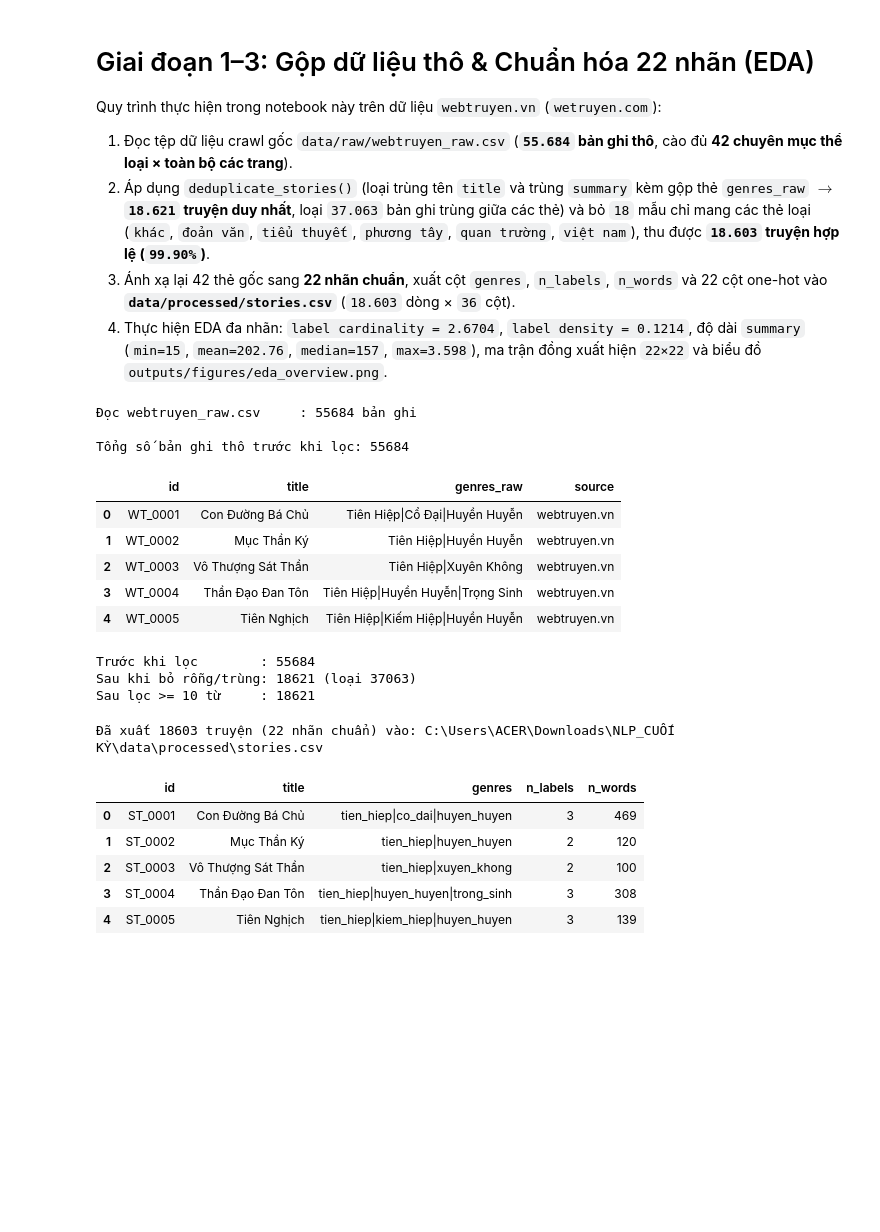
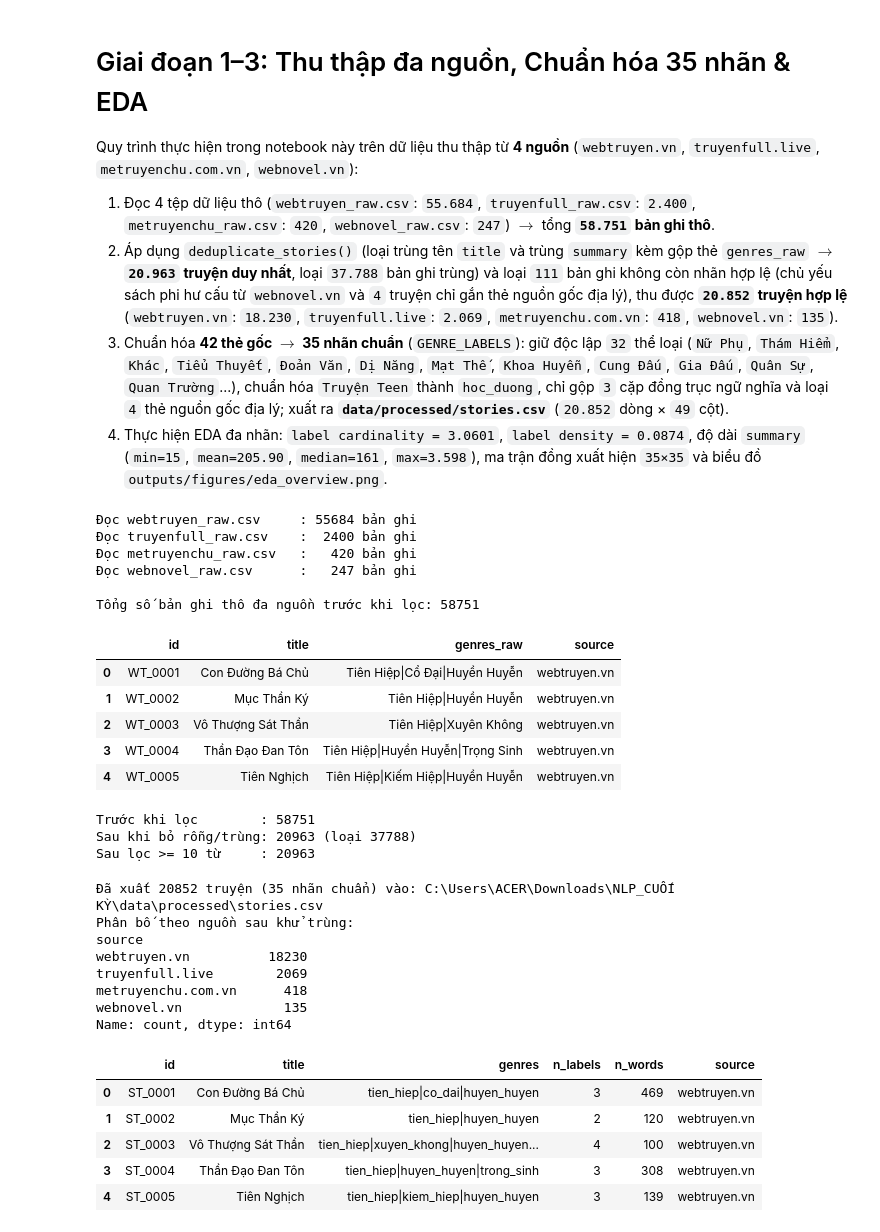
Before and after one commit to hoang424/NLP_CUOI-KY, a Jupyter notebook: notebooks/01_eda.ipynb, the cells around one changed output. Saved outputs shown, nothing was run; the diff lists cells and outputs as text; code cells hidden in the pictures; blank space fills up the shorter version.

```diff
--- a/notebooks/01_eda.ipynb
+++ b/notebooks/01_eda.ipynb
@@ -1,11 +1,11 @@
 # %% [markdown]
-# Giai đoạn 1–3: Gộp dữ liệu thô & Chuẩn hóa 22 nhãn (EDA)
+# Giai đoạn 1–3: Thu thập đa nguồn, Chuẩn hóa 35 nhãn & EDA
 
-Quy trình thực hiện trong notebook này trên dữ liệu `webtruyen.vn` (`wetruyen.com`):
-1. Đọc tệp dữ liệu crawl gốc `data/raw/webtruyen_raw.csv` (**`55.684` bản ghi thô**, cào đủ **42 chuyên mục thể loại × toàn bộ các trang**).
-2. Áp dụng `deduplicate_stories()` (loại trùng tên `title` và trùng `summary` kèm gộp thẻ `genres_raw` $\rightarrow$ **`18.621` truyện duy nhất**, loại `37.063` bản ghi trùng giữa các thẻ) và bỏ `18` mẫu chỉ mang các thẻ loại (`khác`, `đoản văn`, `tiểu thuyết`, `phương tây`, `quan trường`, `việt nam`), thu được **`18.603` truyện hợp lệ (`99.90%`)**.
-3. Ánh xạ lại 42 thẻ gốc sang **22 nhãn chuẩn**, xuất cột `genres`, `n_labels`, `n_words` và 22 cột one-hot vào **`data/processed/stories.csv`** (`18.603` dòng × `36` cột).
-4. Thực hiện EDA đa nhãn: `label cardinality = 2.6704`, `label density = 0.1214`, độ dài `summary` (`min=15`, `mean=202.76`, `median=157`, `max=3.598`), ma trận đồng xuất hiện `22×22` và biểu đồ `outputs/figures/eda_overview.png`.
+Quy trình thực hiện trong notebook này trên dữ liệu thu thập từ **4 nguồn** (`webtruyen.vn`, `truyenfull.live`, `metruyenchu.com.vn`, `webnovel.vn`):
+1. Đọc 4 tệp dữ liệu thô (`webtruyen_raw.csv`: `55.684`, `truyenfull_raw.csv`: `2.400`, `metruyenchu_raw.csv`: `420`, `webnovel_raw.csv`: `247`) $\rightarrow$ tổng **`58.751` bản ghi thô**.
+2. Áp dụng `deduplicate_stories()` (loại trùng tên `title` và trùng `summary` kèm gộp thẻ `genres_raw` $\rightarrow$ **`20.963` truyện duy nhất**, loại `37.788` bản ghi trùng) và loại `111` bản ghi không còn nhãn hợp lệ (chủ yếu sách phi hư cấu từ `webnovel.vn` và `4` truyện chỉ gắn thẻ nguồn gốc địa lý), thu được **`20.852` truyện hợp lệ** (`webtruyen.vn`: `18.230`, `truyenfull.live`: `2.069`, `metruyenchu.com.vn`: `418`, `webnovel.vn`: `135`).
+3. Chuẩn hóa **42 thẻ gốc $\rightarrow$ 35 nhãn chuẩn** (`GENRE_LABELS`): giữ độc lập `32` thể loại (`Nữ Phụ`, `Thám Hiểm`, `Khác`, `Tiểu Thuyết`, `Đoản Văn`, `Dị Năng`, `Mạt Thế`, `Khoa Huyễn`, `Cung Đấu`, `Gia Đấu`, `Quân Sự`, `Quan Trường`...), chuẩn hóa `Truyện Teen` thành `hoc_duong`, chỉ gộp `3` cặp đồng trục ngữ nghĩa và loại `4` thẻ nguồn gốc địa lý; xuất ra **`data/processed/stories.csv`** (`20.852` dòng × `49` cột).
+4. Thực hiện EDA đa nhãn: `label cardinality = 3.0601`, `label density = 0.0874`, độ dài `summary` (`min=15`, `mean=205.90`, `median=161`, `max=3.598`), ma trận đồng xuất hiện `35×35` và biểu đồ `outputs/figures/eda_overview.png`.
 # %%
 import sys
 from pathlib import Path
@@ -17,7 +17,7 @@ if str(ROOT) not in sys.path:
 import numpy as np
 import pandas as pd
 from src.config import (
-    ACTIVE_RAW_CSV,
+    ACTIVE_RAW_CSVS,
     FIGURES_DIR,
     GENRE_DISPLAY_NAMES,
     GENRE_LABELS,
@@ -26,7 +26,7 @@ from src.config import (
 )
 from src.crawl.merge_data import REQUIRED_RAW_COLUMNS, deduplicate_stories, normalize_genres
 
-raw_files = [ACTIVE_RAW_CSV]
+raw_files = [p for p in ACTIVE_RAW_CSVS if p.exists()]
 frames = []
 for csv_path in raw_files:
     part_df = pd.read_csv(csv_path, encoding="utf-8")
@@ -34,12 +34,15 @@ for csv_path in raw_files:
     frames.append(part_df)
 
 df_raw = pd.concat(frames, ignore_index=True)
-print(f"\nTổng số bản ghi thô trước khi lọc: {len(df_raw)}")
+print(f"\nTổng số bản ghi thô đa nguồn trước khi lọc: {len(df_raw)}")
 df_raw[["id", "title", "genres_raw", "source"]].head()
 # %% [output]
 Đọc webtruyen_raw.csv     : 55684 bản ghi
+Đọc truyenfull_raw.csv    :  2400 bản ghi
+Đọc metruyenchu_raw.csv   :   420 bản ghi
+Đọc webnovel_raw.csv      :   247 bản ghi
 
-Tổng số bản ghi thô trước khi lọc: 55684
+Tổng số bản ghi thô đa nguồn trước khi lọc: 58751
 |  | id | title | genres_raw | source |
 | 0 | WT_0001 | Con Đường Bá Chủ | Tiên Hiệp|Cổ Đại|Huyền Huyễn | webtruyen.vn |
 | 1 | WT_0002 | Mục Thần Ký | Tiên Hiệp|Huyền Huyễn | webtruyen.vn |
@@ -64,25 +67,33 @@ print(f"Trước khi lọc        : {n_before}")
 print(f"Sau khi bỏ rỗng/trùng: {n_after_dedup} (loại {n_before - n_after_dedup})")
 print(f"Sau lọc >= {MIN_SUMMARY_WORDS} từ     : {len(df_merged)}")
 # %% [output]
-Trước khi lọc        : 55684
-Sau khi bỏ rỗng/trùng: 18621 (loại 37063)
-Sau lọc >= 10 từ     : 18621
+Trước khi lọc        : 58751
+Sau khi bỏ rỗng/trùng: 20963 (loại 37788)
+Sau lọc >= 10 từ     : 20963
 # %%
-# Chuẩn hóa sang 22 nhãn chuẩn vào stories.csv
+# Chuẩn hóa sang 35 nhãn chuẩn vào stories.csv
 from src.crawl.merge_data import merge_raw_and_labeled
-from src.config import ACTIVE_RAW_CSV
 
-df_stories = merge_raw_and_labeled(input_csvs=(ACTIVE_RAW_CSV,))
+df_stories = merge_raw_and_labeled(input_csvs=raw_files)
 print(f"Đã xuất {len(df_stories)} truyện ({len(GENRE_LABELS)} nhãn chuẩn) vào: {STORIES_CSV}")
-df_stories[["id", "title", "genres", "n_labels", "n_words"]].head()
+print("Phân bố theo nguồn sau khử trùng:")
+print(df_stories["source"].value_counts())
+df_stories[["id", "title", "genres", "n_labels", "n_words", "source"]].head()
 # %% [output]
-Đã xuất 18603 truyện (22 nhãn chuẩn) vào: C:\Users\ACER\Downloads\NLP_CUỐI KỲ\data\processed\stories.csv
+Đã xuất 20852 truyện (35 nhãn chuẩn) vào: C:\Users\ACER\Downloads\NLP_CUỐI KỲ\data\processed\stories.csv
+Phân bố theo nguồn sau khử trùng:
+source
+webtruyen.vn          18230
+truyenfull.live        2069
+metruyenchu.com.vn      418
+webnovel.vn             135
+Name: count, dtype: int64
-|  | id | title | genres | n_labels | n_words |
-| 0 | ST_0001 | Con Đường Bá Chủ | tien_hiep|co_dai|huyen_huyen | 3 | 469 |
-| 1 | ST_0002 | Mục Thần Ký | tien_hiep|huyen_huyen | 2 | 120 |
-| 2 | ST_0003 | Vô Thượng Sát Thần | tien_hiep|xuyen_khong | 2 | 100 |
-| 3 | ST_0004 | Thần Đạo Đan Tôn | tien_hiep|huyen_huyen|trong_sinh | 3 | 308 |
-| 4 | ST_0005 | Tiên Nghịch | tien_hiep|kiem_hiep|huyen_huyen | 3 | 139 |
+|  | id | title | genres | n_labels | n_words | source |
+| 0 | ST_0001 | Con Đường Bá Chủ | tien_hiep|co_dai|huyen_huyen | 3 | 469 | webtruyen.vn |
+| 1 | ST_0002 | Mục Thần Ký | tien_hiep|huyen_huyen | 2 | 120 | webtruyen.vn |
+| 2 | ST_0003 | Vô Thượng Sát Thần | tien_hiep|xuyen_khong|huyen_huyen... | 4 | 100 | webtruyen.vn |
+| 3 | ST_0004 | Thần Đạo Đan Tôn | tien_hiep|huyen_huyen|trong_sinh | 3 | 308 | webtruyen.vn |
+| 4 | ST_0005 | Tiên Nghịch | tien_hiep|kiem_hiep|huyen_huyen | 3 | 139 | webtruyen.vn |
 # %%
 # Thống kê EDA đa nhãn trên stories.csv vừa xuất
 label_cols = [f"label_{g}" for g in GENRE_LABELS]
```
Also changed, not shown: parts of 3 cells of this notebook, 46 other files.
